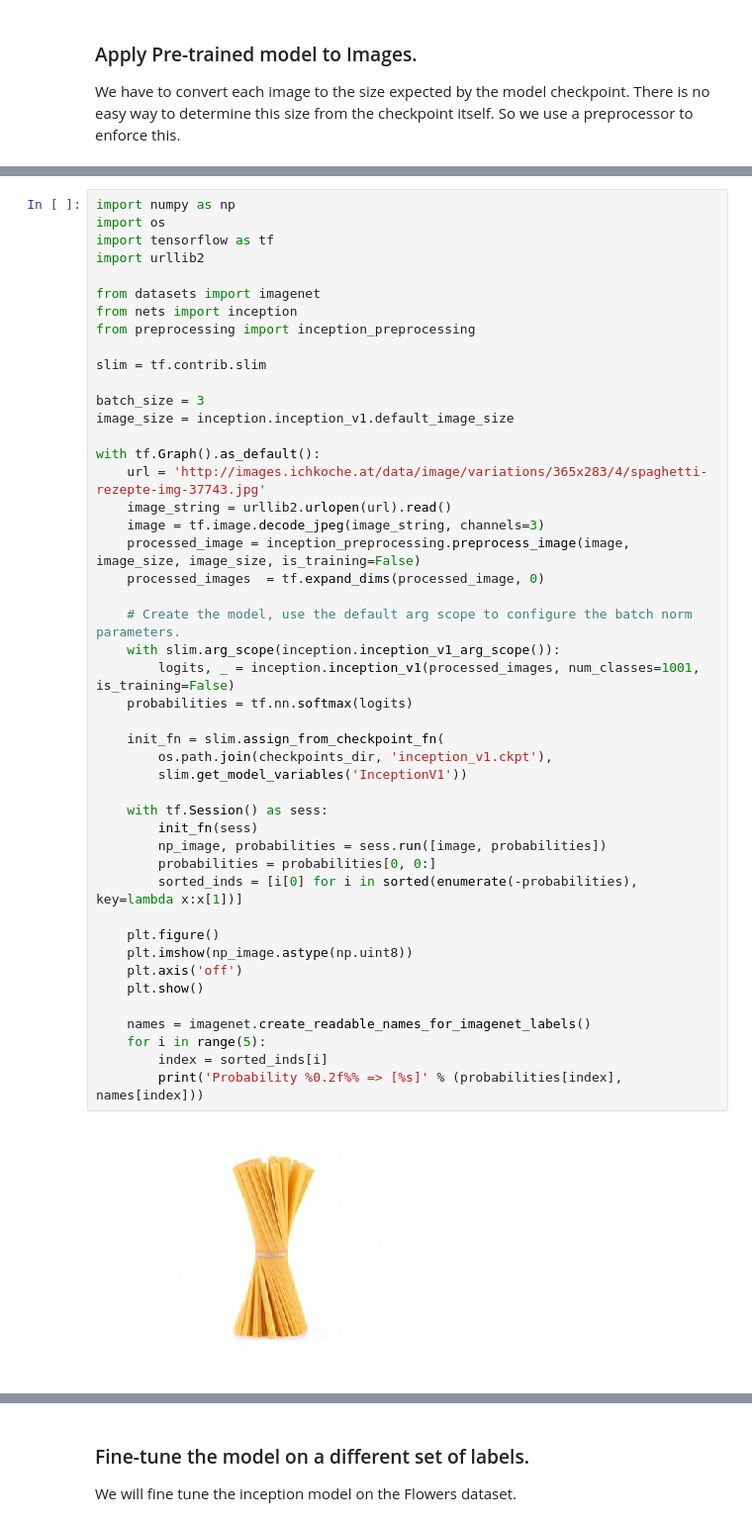
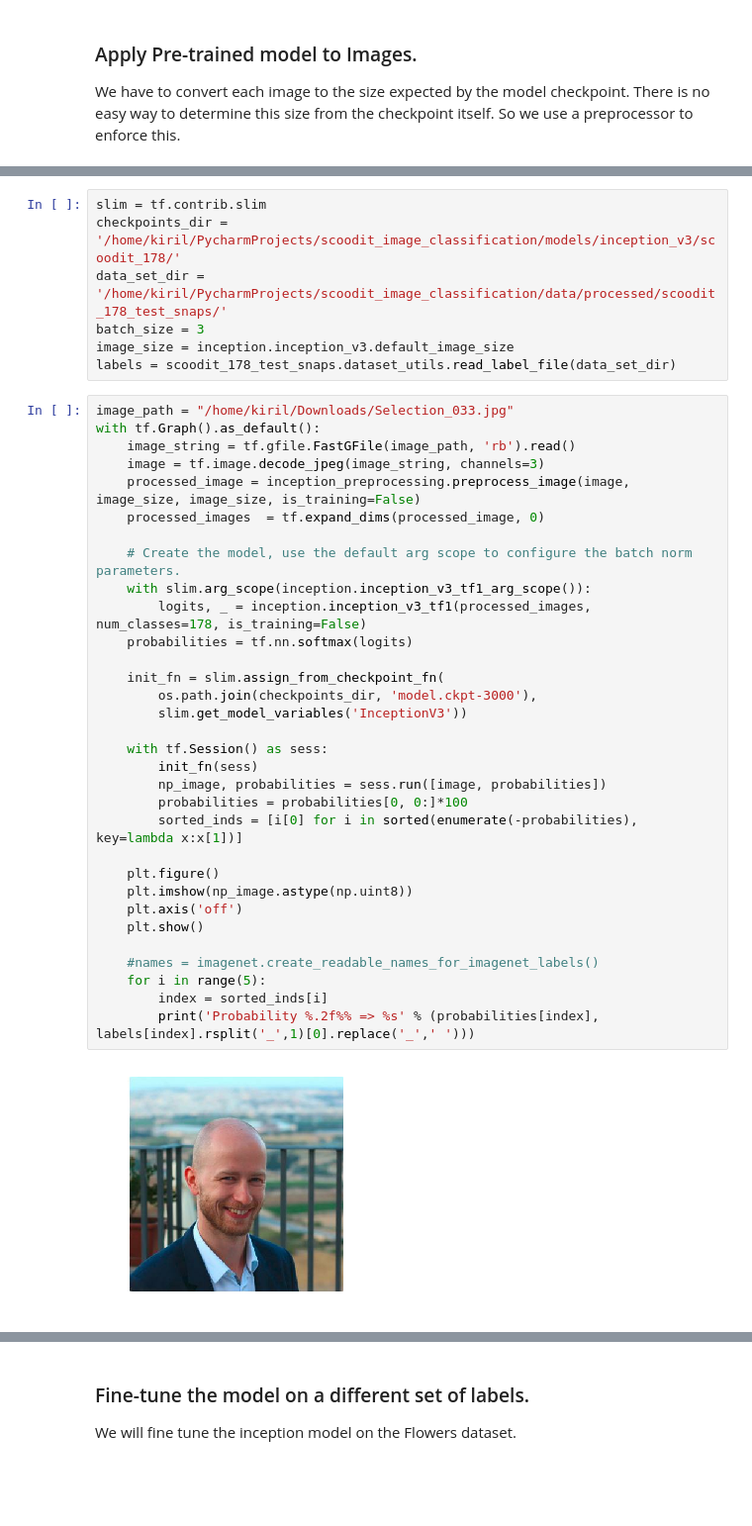
Before and after one commit to nsckir/groceries-classification, a Jupyter notebook: src/slim/slim_walkthough.ipynb, the cells around one changed output, grey strips where cells are left out. Shown at 99% size. Saved outputs shown, nothing was run; the diff lists cells and outputs as text; blank space fills up the shorter version.

Commit message:
inception tf1 version

```diff
--- a/src/slim/slim_walkthough.ipynb
+++ b/src/slim/slim_walkthough.ipynb
@@ -613,48 +564,41 @@ So we use a preprocessor to enforce this.
+# %%
+slim = tf.contrib.slim
+checkpoints_dir = '/home/kiril/PycharmProjects/scoodit_image_classification/models/inception_v3/scoodit_178/'
+data_set_dir = '/home/kiril/PycharmProjects/scoodit_image_classification/data/processed/scoodit_178_test_snaps/'
+batch_size = 3
+image_size = inception.inception_v3.default_image_size
+labels = scoodit_178_test_snaps.dataset_utils.read_label_file(data_set_dir)
 # %%
-import numpy as np
-import os
-import tensorflow as tf
-import urllib2
-
-from datasets import imagenet
-from nets import inception
-from preprocessing import inception_preprocessing
-
-slim = tf.contrib.slim
-
-batch_size = 3
-image_size = inception.inception_v1.default_image_size
-
+image_path = "/home/kiril/Downloads/Selection_033.jpg"
 with tf.Graph().as_default():
-    url = 'http://images.ichkoche.at/data/image/variations/365x283/4/spaghetti-rezepte-img-37743.jpg'
-    image_string = urllib2.urlopen(url).read()
+    image_string = tf.gfile.FastGFile(image_path, 'rb').read()
     image = tf.image.decode_jpeg(image_string, channels=3)
     processed_image = inception_preprocessing.preprocess_image(image, image_size, image_size, is_training=False)
     processed_images  = tf.expand_dims(processed_image, 0)
 
     # Create the model, use the default arg scope to configure the batch norm parameters.
-    with slim.arg_scope(inception.inception_v1_arg_scope()):
-        logits, _ = inception.inception_v1(processed_images, num_classes=1001, is_training=False)
+    with slim.arg_scope(inception.inception_v3_tf1_arg_scope()):
+        logits, _ = inception.inception_v3_tf1(processed_images, num_classes=178, is_training=False)
     probabilities = tf.nn.softmax(logits)
 
     init_fn = slim.assign_from_checkpoint_fn(
-        os.path.join(checkpoints_dir, 'inception_v1.ckpt'),
-        slim.get_model_variables('InceptionV1'))
+        os.path.join(checkpoints_dir, 'model.ckpt-3000'),
+        slim.get_model_variables('InceptionV3'))
 
     with tf.Session() as sess:
         init_fn(sess)
         np_image, probabilities = sess.run([image, probabilities])
-        probabilities = probabilities[0, 0:]
+        probabilities = probabilities[0, 0:]*100
         sorted_inds = [i[0] for i in sorted(enumerate(-probabilities), key=lambda x:x[1])]
 
     plt.figure()
     plt.imshow(np_image.astype(np.uint8))
     plt.axis('off')
     plt.show()
 
-    names = imagenet.create_readable_names_for_imagenet_labels()
+    #names = imagenet.create_readable_names_for_imagenet_labels()
     for i in range(5):
         index = sorted_inds[i]
-        print('Probability %0.2f%% => [%s]' % (probabilities[index], names[index]))
+        print('Probability %.2f%% => %s' % (probabilities[index], labels[index].rsplit('_',1)[0].replace('_',' ')))
 # %% [output]
-[figure, old version]
+[figure, new version]
```
Also changed, not shown: parts of 12 cells of this notebook, 4 other files.
